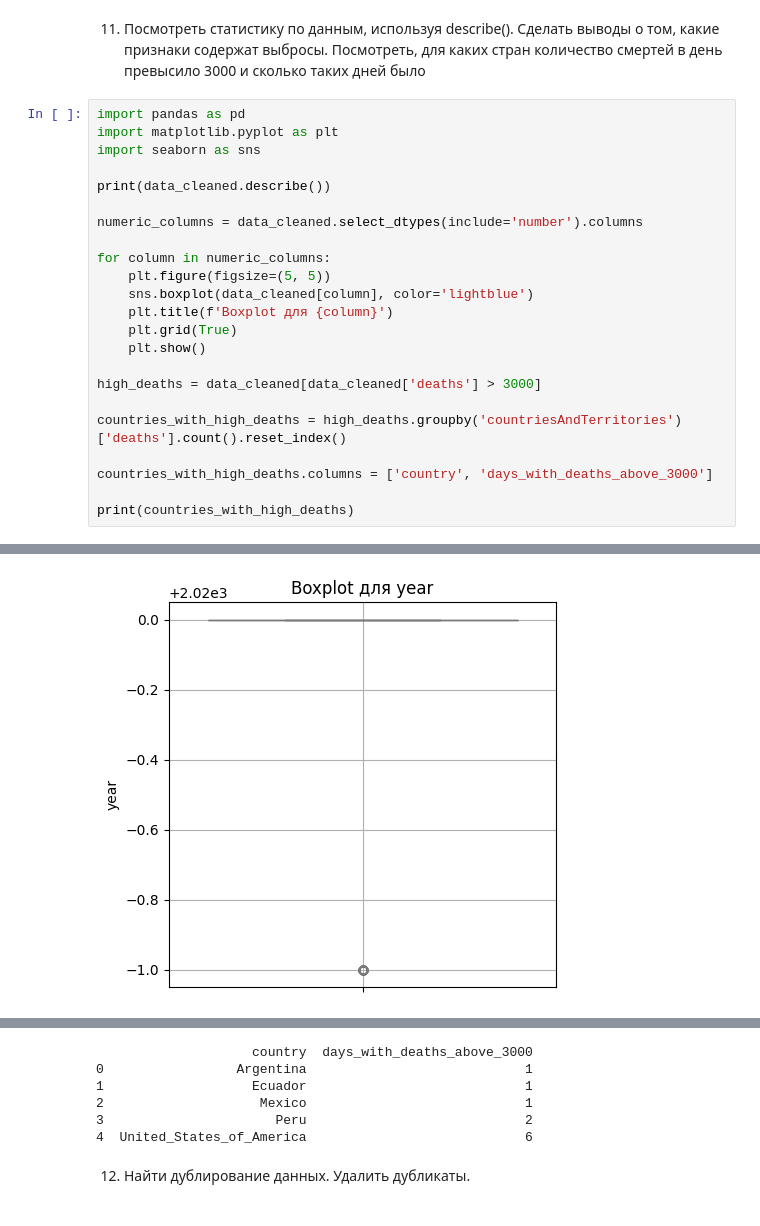
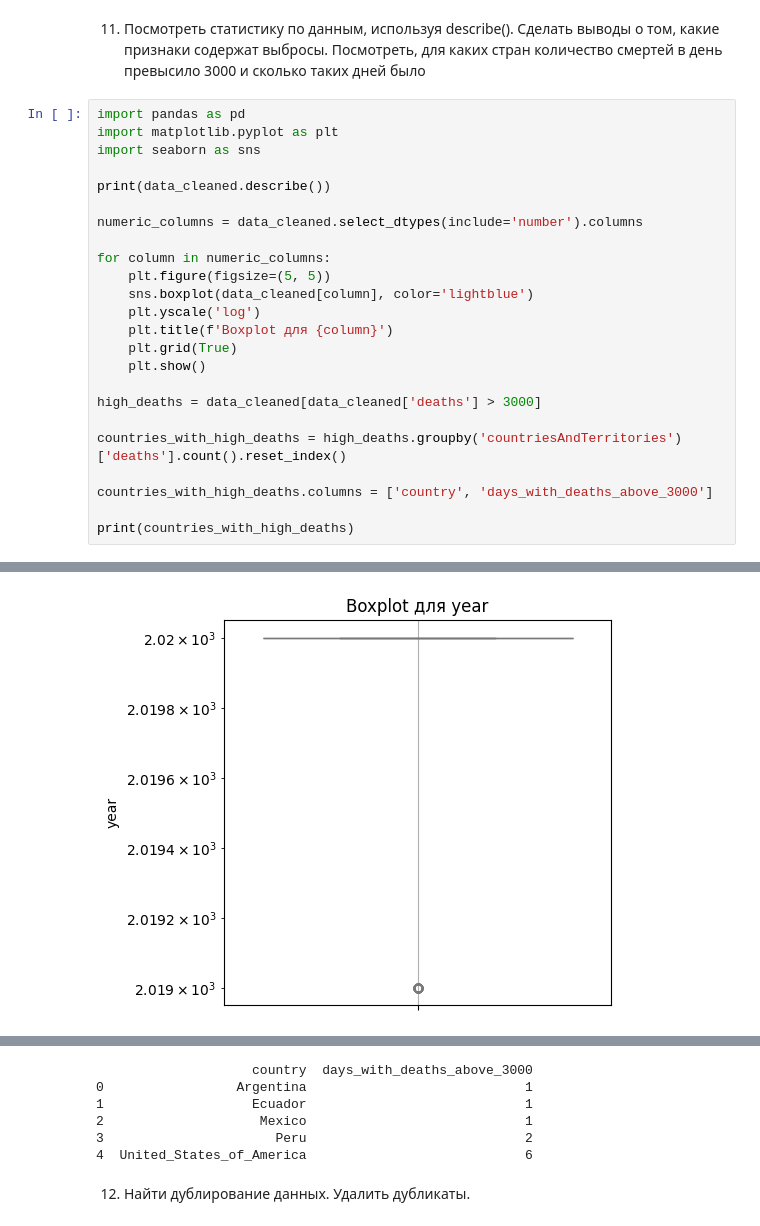
Before and after one commit to desolee7/TIABD, a Jupyter notebook: 3Praktika/3Praktika.ipynb, the cells around one changed output, grey strips where cells are left out. Saved outputs shown, nothing was run; the diff lists cells and outputs as text.

```diff
--- a/3Praktika/3Praktika.ipynb
+++ b/3Praktika/3Praktika.ipynb
@@ -402,6 +422,7 @@ numeric_columns = data_cleaned.select_dtypes(include='number').columns
 for column in numeric_columns:
     plt.figure(figsize=(5, 5))
     sns.boxplot(data_cleaned[column], color='lightblue')
+    plt.yscale('log')
     plt.title(f'Boxplot для {column}')
     plt.grid(True)
     plt.show()
@@ -438 +459 @@ max    1.433784e+09
-[figure, old version]
+[figure, new version]
```
Also changed, not shown: parts of 4 cells of this notebook, 4 other files.
